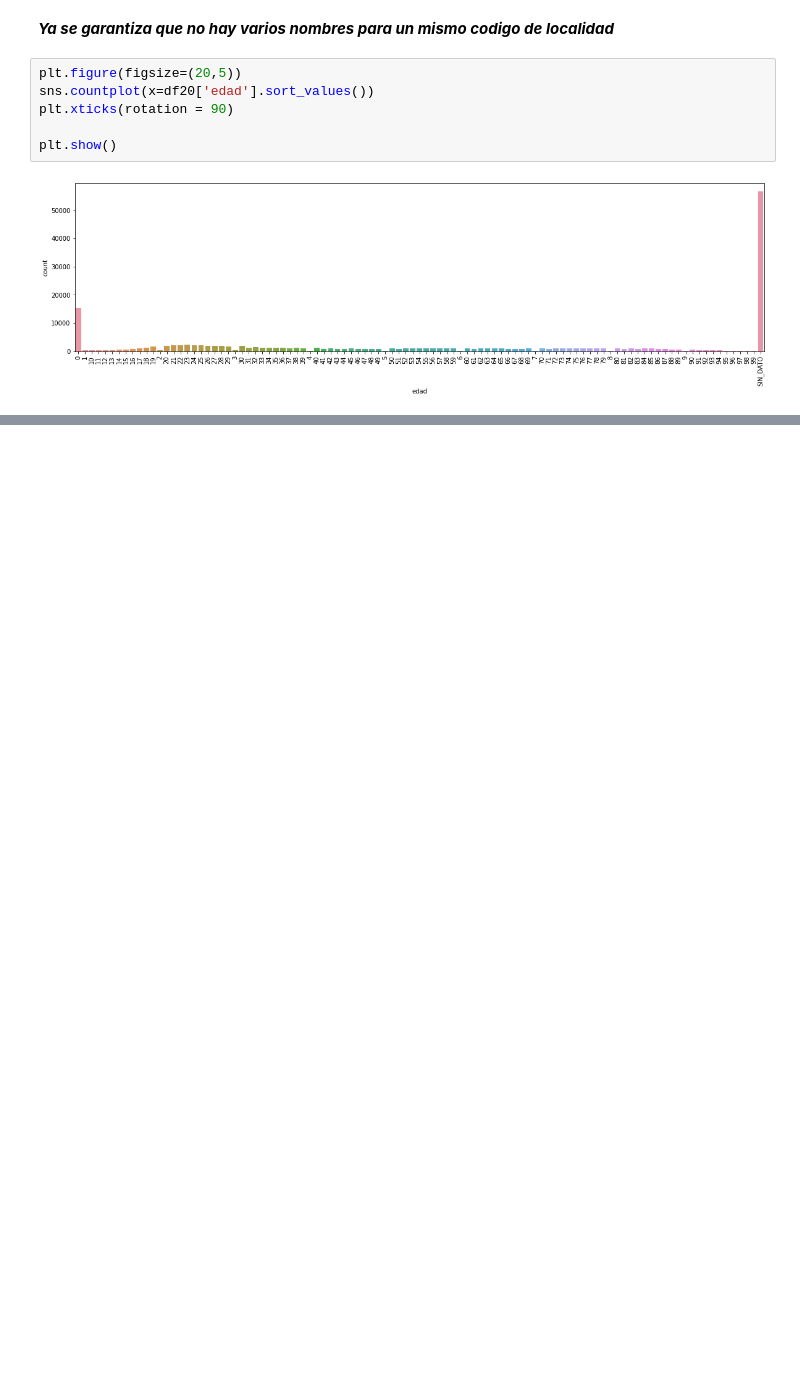
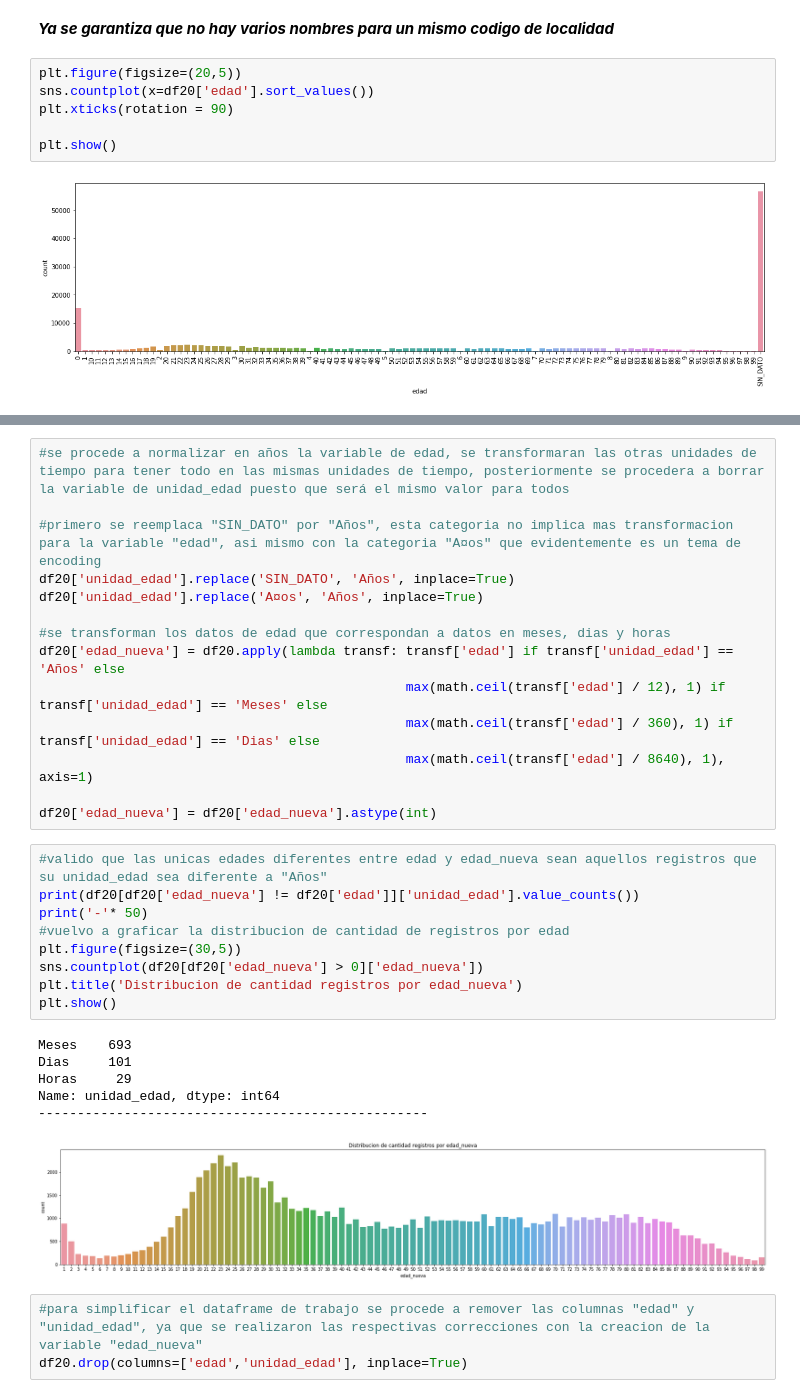
Before and after one commit to ceao1/linea123_bogota, a Jupyter notebook: analisis.ipynb, the cells around one changed output, grey strips where cells are left out. Drawn from its saved outputs; the diff is of its cells as text; blank space fills up the shorter version.

```diff
--- a/analisis.ipynb
+++ b/analisis.ipynb
@@ -109,0 +179,33 @@ Igualmente se observa que el valor 0 tiene particularmente un valor alto, lo que
+# %%
+#se procede a normalizar en años la variable de edad, se transformaran las otras unidades de tiempo para tener todo en las mismas unidades de tiempo, posteriormente se procedera a borrar la variable de unidad_edad puesto que será el mismo valor para todos
+
+#primero se reemplaca "SIN_DATO" por "Años", esta categoria no implica mas transformacion para la variable "edad", asi mismo con la categoria "A¤os" que evidentemente es un tema de encoding
+df20['unidad_edad'].replace('SIN_DATO', 'Años', inplace=True)
+df20['unidad_edad'].replace('A¤os', 'Años', inplace=True)
+
+#se transforman los datos de edad que correspondan a datos en meses, dias y horas
+df20['edad_nueva'] = df20.apply(lambda transf: transf['edad'] if transf['unidad_edad'] == 'Años' else
+                                               max(math.ceil(transf['edad'] / 12), 1) if transf['unidad_edad'] == 'Meses' else
+                                               max(math.ceil(transf['edad'] / 360), 1) if transf['unidad_edad'] == 'Dias' else
+                                               max(math.ceil(transf['edad'] / 8640), 1), axis=1)
+
+df20['edad_nueva'] = df20['edad_nueva'].astype(int)
+# %%
+#valido que las unicas edades diferentes entre edad y edad_nueva sean aquellos registros que su unidad_edad sea diferente a "Años"
+print(df20[df20['edad_nueva'] != df20['edad']]['unidad_edad'].value_counts())
+print('-'* 50)
+#vuelvo a graficar la distribucion de cantidad de registros por edad
+plt.figure(figsize=(30,5))
+sns.countplot(df20[df20['edad_nueva'] > 0]['edad_nueva'])
+plt.title('Distribucion de cantidad registros por edad_nueva')
+plt.show()
+# %% [output]
+Meses    693
+Dias     101
+Horas     29
+Name: unidad_edad, dtype: int64
+--------------------------------------------------
+[figure, added]
+# %%
+#para simplificar el dataframe de trabajo se procede a remover las columnas "edad" y "unidad_edad", ya que se realizaron las respectivas correcciones con la creacion de la variable "edad_nueva"
+df20.drop(columns=['edad','unidad_edad'], inplace=True)
```
Also changed, not shown: parts of 9 cells of this notebook.
